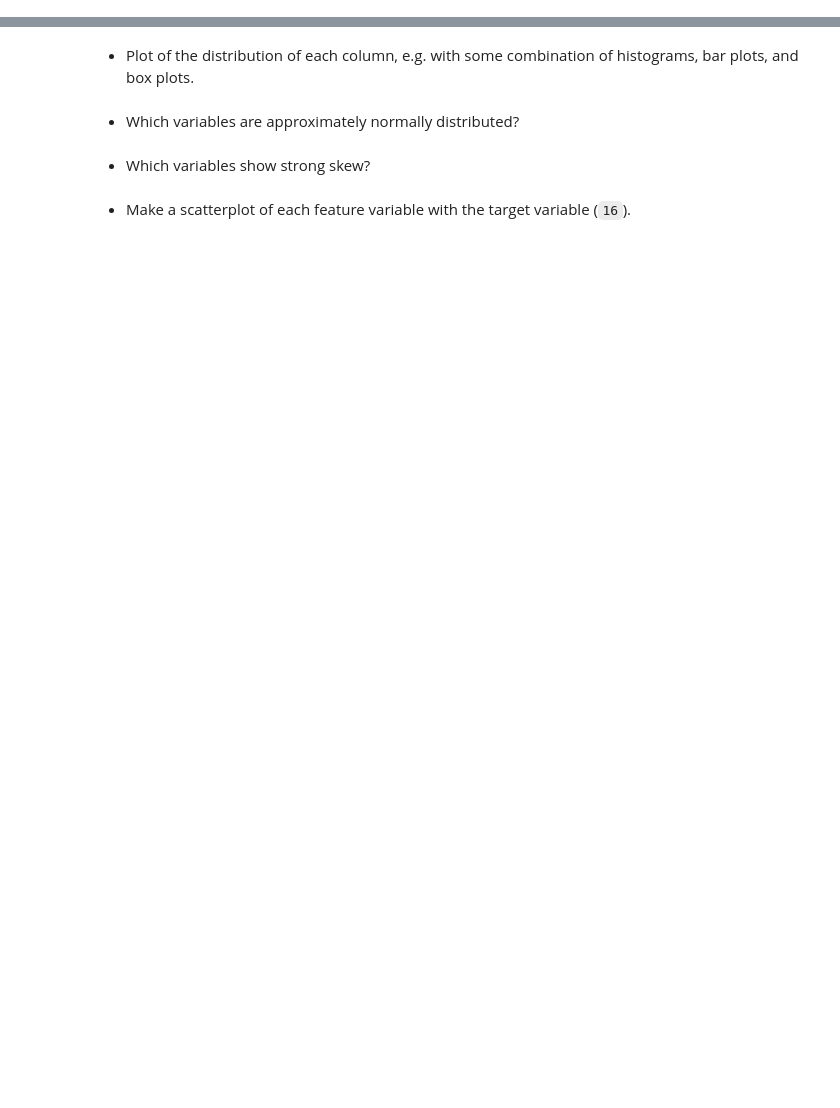
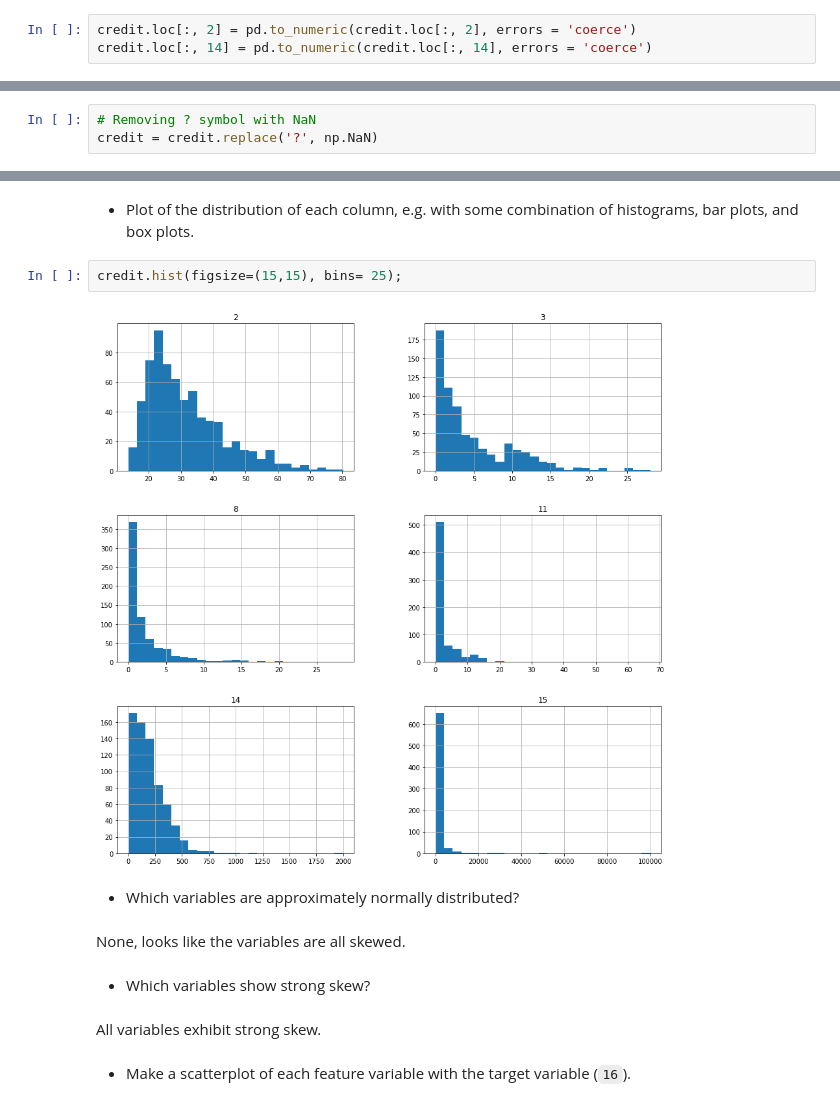
Before and after one commit to BaVPhan/datr-10-11-21-unit3_project, a Jupyter notebook: unit3_project.ipynb, the cells around one changed output, grey strips where cells are left out. Saved outputs shown, nothing was run; the diff lists cells and outputs as text; blank space fills up the shorter version.

```diff
--- a/unit3_project.ipynb
+++ b/unit3_project.ipynb
@@ -88,2 +288,5 @@ credit = pd.read_csv("data/crx.data", names=range(1, 17))
 # %% [markdown]
 - Columns 2 and 14 are "object" but are listed as "continuous" in the dataset description. Tranform these columns to have the appropriate data type. You will need to deal with the special character "?"
+# %%
+credit.loc[:, 2] = pd.to_numeric(credit.loc[:, 2], errors = 'coerce')
+credit.loc[:, 14] = pd.to_numeric(credit.loc[:, 14], errors = 'coerce')
@@ -90,2 +313,5 @@ credit = pd.read_csv("data/crx.data", names=range(1, 17))
+# %%
+# Removing ? symbol with NaN
+credit = credit.replace('?', np.NaN)
 # %% [markdown]
 - Find out how many null values there are in each columns.
@@ -94,8 +352,16 @@ credit = pd.read_csv("data/crx.data", names=range(1, 17))
 # %% [markdown]
 - Plot of the distribution of each column, e.g. with some combination of histograms, bar plots, and box plots.
+# %%
+credit.hist(figsize=(15,15), bins= 25);
+# %% [output]
+[figure, added]
 # %% [markdown]
 - Which variables are approximately normally distributed?
+# %% [markdown]
+None, looks like the variables are all skewed.
 # %% [markdown]
 - Which variables show strong skew?
+# %% [markdown]
+All variables exhibit strong skew.
 # %% [markdown]
 - Make a scatterplot of each feature variable with the target variable (`16`).
```
Also changed, not shown: parts of 45 cells of this notebook.
